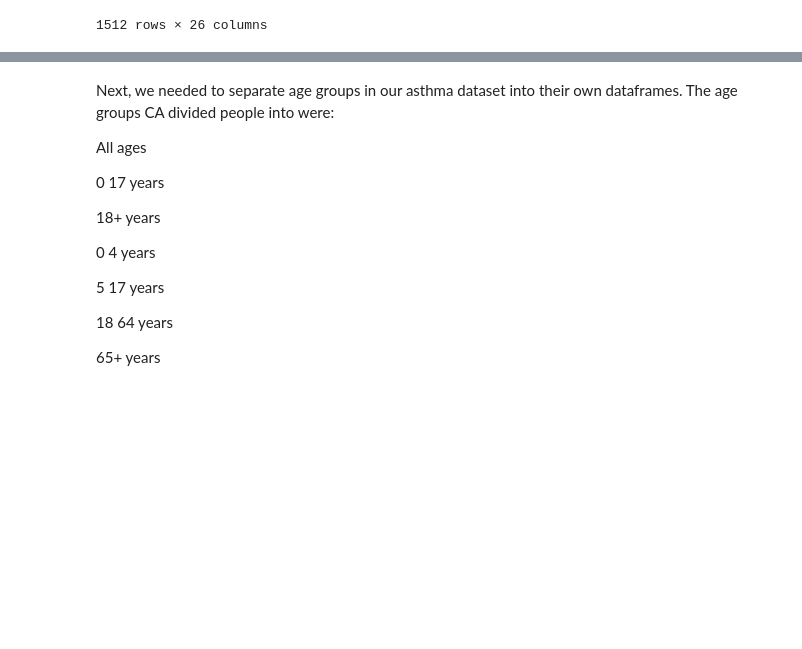
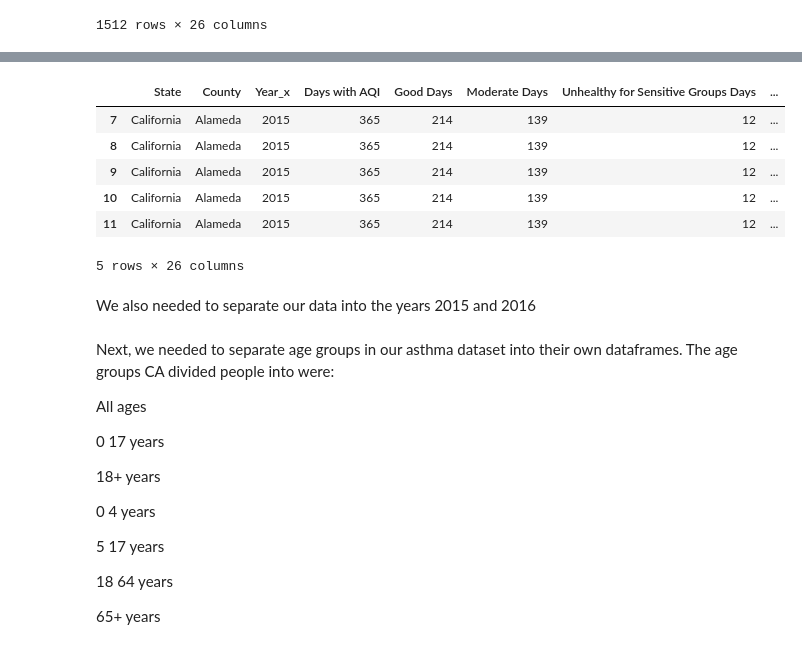
Before and after one commit to ENVS110a-SP23/group5-project, a Jupyter notebook: DataVisualization.ipynb, the cells around one changed output, grey strips where cells are left out. Saved outputs shown, nothing was run; the diff lists cells and outputs as text; code cells hidden in the pictures; blank space fills up the shorter version.

```diff
--- a/DataVisualization.ipynb
+++ b/DataVisualization.ipynb
@@ -92,0 +95,18 @@ asthmaAQI
+# %%
+asthmaAQI = asthmaAQI[asthmaAQI["Asthma measure"].str.contains("Current asthma prevalence")]
+asthmaAQI = asthmaAQI.replace('Not available', np.NaN)
+asthmaAQI['County prevalence'] = np.char.rstrip(asthmaAQI['County prevalence'].values.astype('U'), '%').astype(float)
+asthmaAQI = asthmaAQI[(asthmaAQI['Days with AQI'] >= 300) & (asthmaAQI['Days with AQI'] <= 370)]
+
+asthmaAQI.to_csv('asthmaAQI.csv', index=False)
+asthmaAQI.head()
+# %% [output]
+|  | State | County | Year_x | Days with AQI | Good Days | Moderate Days | Unhealthy for Sensitive Groups Days | ... |
+| 7 | California | Alameda | 2015 | 365 | 214 | 139 | 12 | ... |
+| 8 | California | Alameda | 2015 | 365 | 214 | 139 | 12 | ... |
+| 9 | California | Alameda | 2015 | 365 | 214 | 139 | 12 | ... |
+| 10 | California | Alameda | 2015 | 365 | 214 | 139 | 12 | ... |
+| 11 | California | Alameda | 2015 | 365 | 214 | 139 | 12 | ... |
+5 rows × 26 columns
+# %% [markdown]
+We also needed to separate our data into the years 2015 and 2016
```
Also changed, not shown: parts of 11 cells of this notebook, 3 other files.
